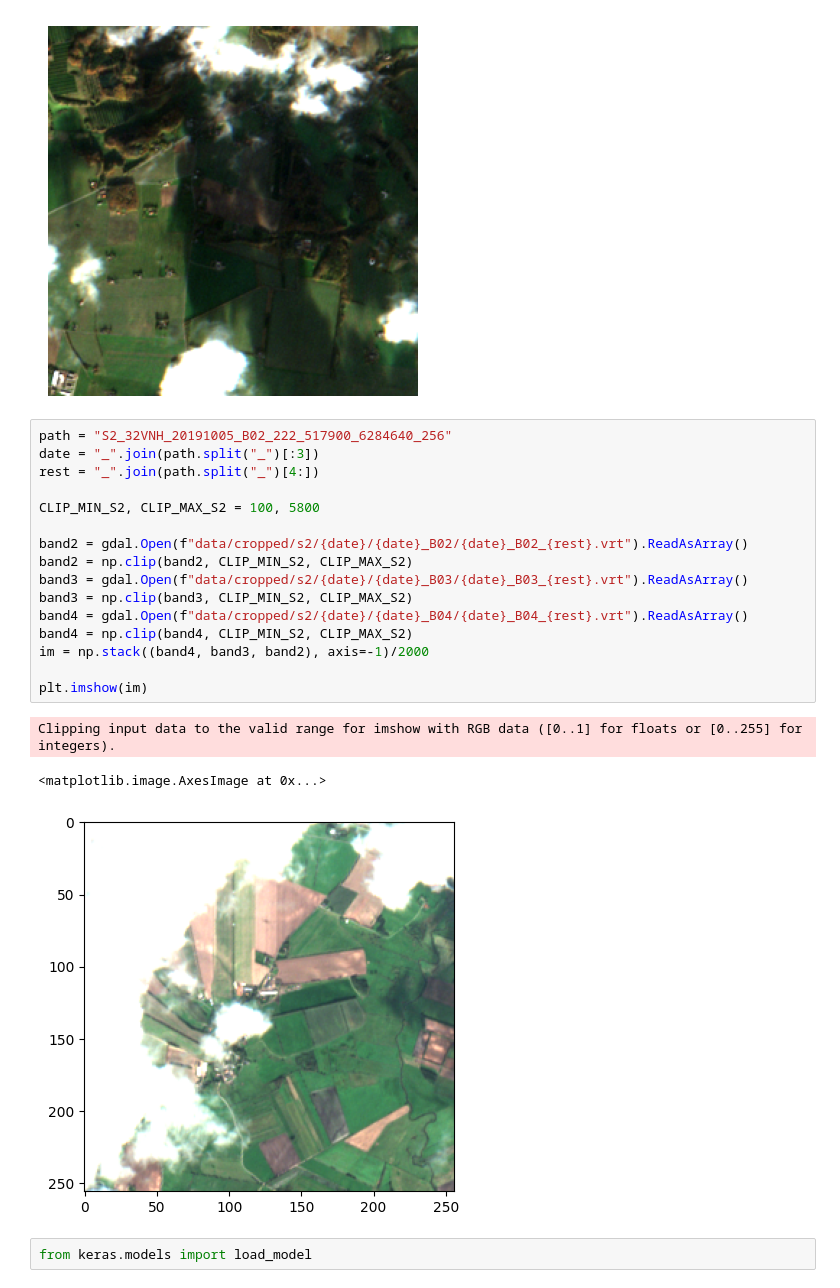
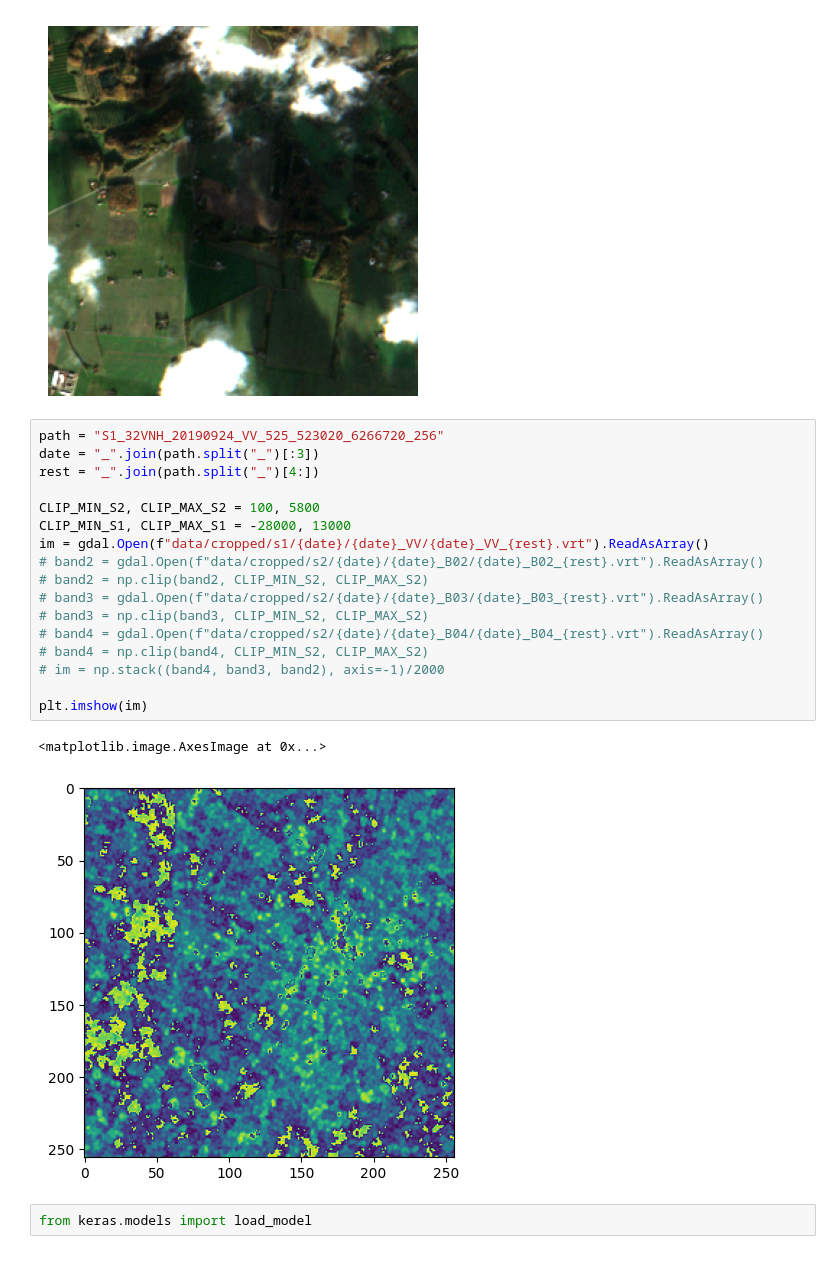
Before and after one commit to ThomasHEBRARD/cloud_removal, a Jupyter notebook: preprocess/normalisation.ipynb, the cells around one changed output. Saved outputs shown, nothing was run; the diff lists cells and outputs as text.

```diff
--- a/preprocess/normalisation.ipynb
+++ b/preprocess/normalisation.ipynb
@@ -116,24 +116,24 @@ plt.savefig(n+".png", bbox_inches='tight')
 Clipping input data to the valid range for imshow with RGB data ([0..1] for floats or [0..255] for integers).
 [figure]
 # %%
-path = "S2_32VNH_20191005_B02_222_517900_6284640_256"
+path = "S1_32VNH_20190924_VV_525_523020_6266720_256"
 date = "_".join(path.split("_")[:3])
 rest = "_".join(path.split("_")[4:])
 
 CLIP_MIN_S2, CLIP_MAX_S2 = 100, 5800
-
-band2 = gdal.Open(f"data/cropped/s2/{date}/{date}_B02/{date}_B02_{rest}.vrt").ReadAsArray()
-band2 = np.clip(band2, CLIP_MIN_S2, CLIP_MAX_S2)
-band3 = gdal.Open(f"data/cropped/s2/{date}/{date}_B03/{date}_B03_{rest}.vrt").ReadAsArray()
-band3 = np.clip(band3, CLIP_MIN_S2, CLIP_MAX_S2)
-band4 = gdal.Open(f"data/cropped/s2/{date}/{date}_B04/{date}_B04_{rest}.vrt").ReadAsArray()
-band4 = np.clip(band4, CLIP_MIN_S2, CLIP_MAX_S2)
-im = np.stack((band4, band3, band2), axis=-1)/2000
+CLIP_MIN_S1, CLIP_MAX_S1 = -28000, 13000
+im = gdal.Open(f"data/cropped/s1/{date}/{date}_VV/{date}_VV_{rest}.vrt").ReadAsArray()
+# band2 = gdal.Open(f"data/cropped/s2/{date}/{date}_B02/{date}_B02_{rest}.vrt").ReadAsArray()
+# band2 = np.clip(band2, CLIP_MIN_S2, CLIP_MAX_S2)
+# band3 = gdal.Open(f"data/cropped/s2/{date}/{date}_B03/{date}_B03_{rest}.vrt").ReadAsArray()
+# band3 = np.clip(band3, CLIP_MIN_S2, CLIP_MAX_S2)
+# band4 = gdal.Open(f"data/cropped/s2/{date}/{date}_B04/{date}_B04_{rest}.vrt").ReadAsArray()
+# band4 = np.clip(band4, CLIP_MIN_S2, CLIP_MAX_S2)
+# im = np.stack((band4, band3, band2), axis=-1)/2000
 
 plt.imshow(im)
 # %% [output]
-Clipping input data to the valid range for imshow with RGB data ([0..1] for floats or [0..255] for integers).
+<matplotlib.image.AxesImage at 0x...>
-<matplotlib.image.AxesImage at 0x...>
-[figure, old version]
+[figure, new version]
 # %%
 from keras.models import load_model
```
Also changed, not shown: 4 other files.
